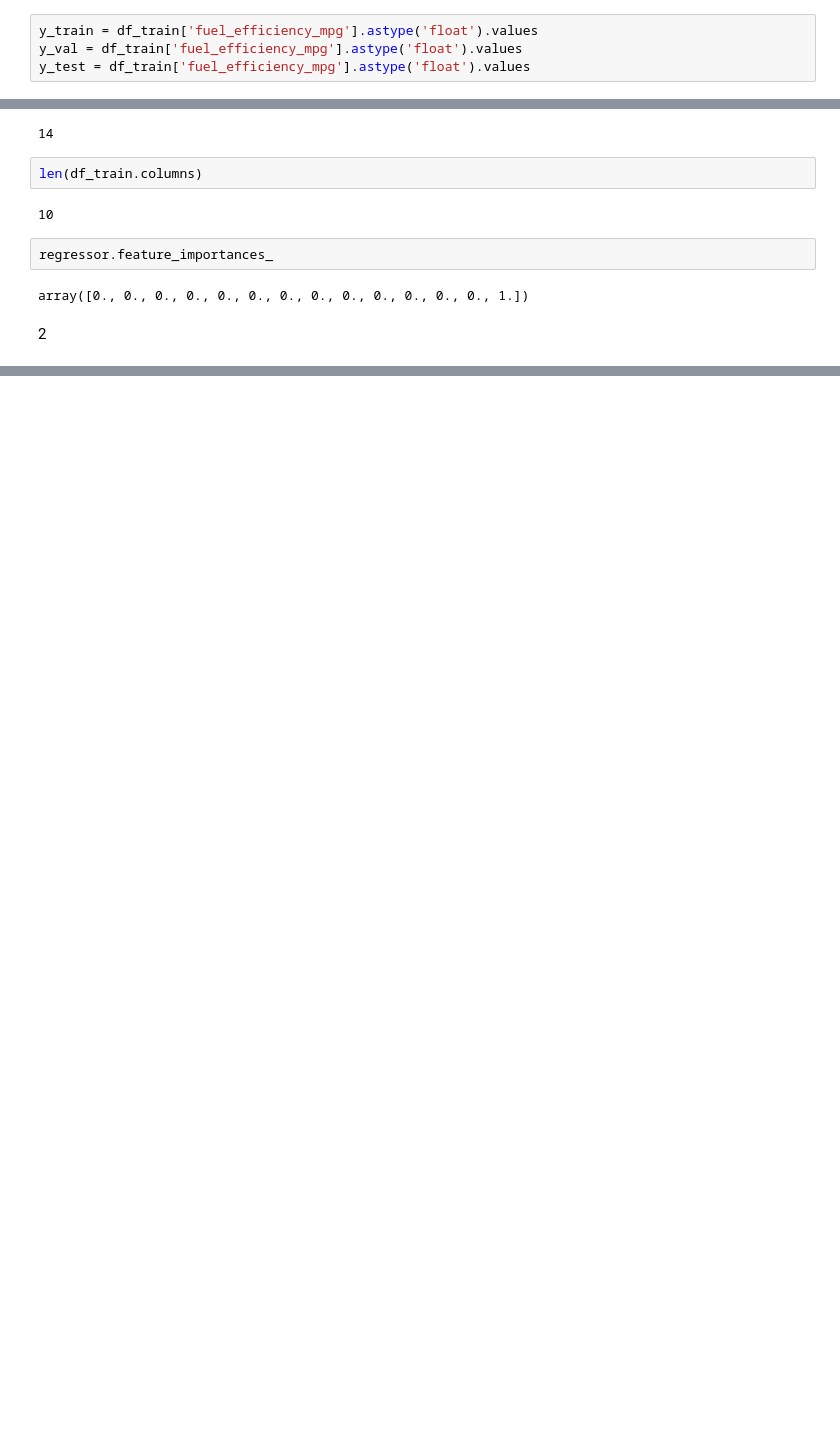
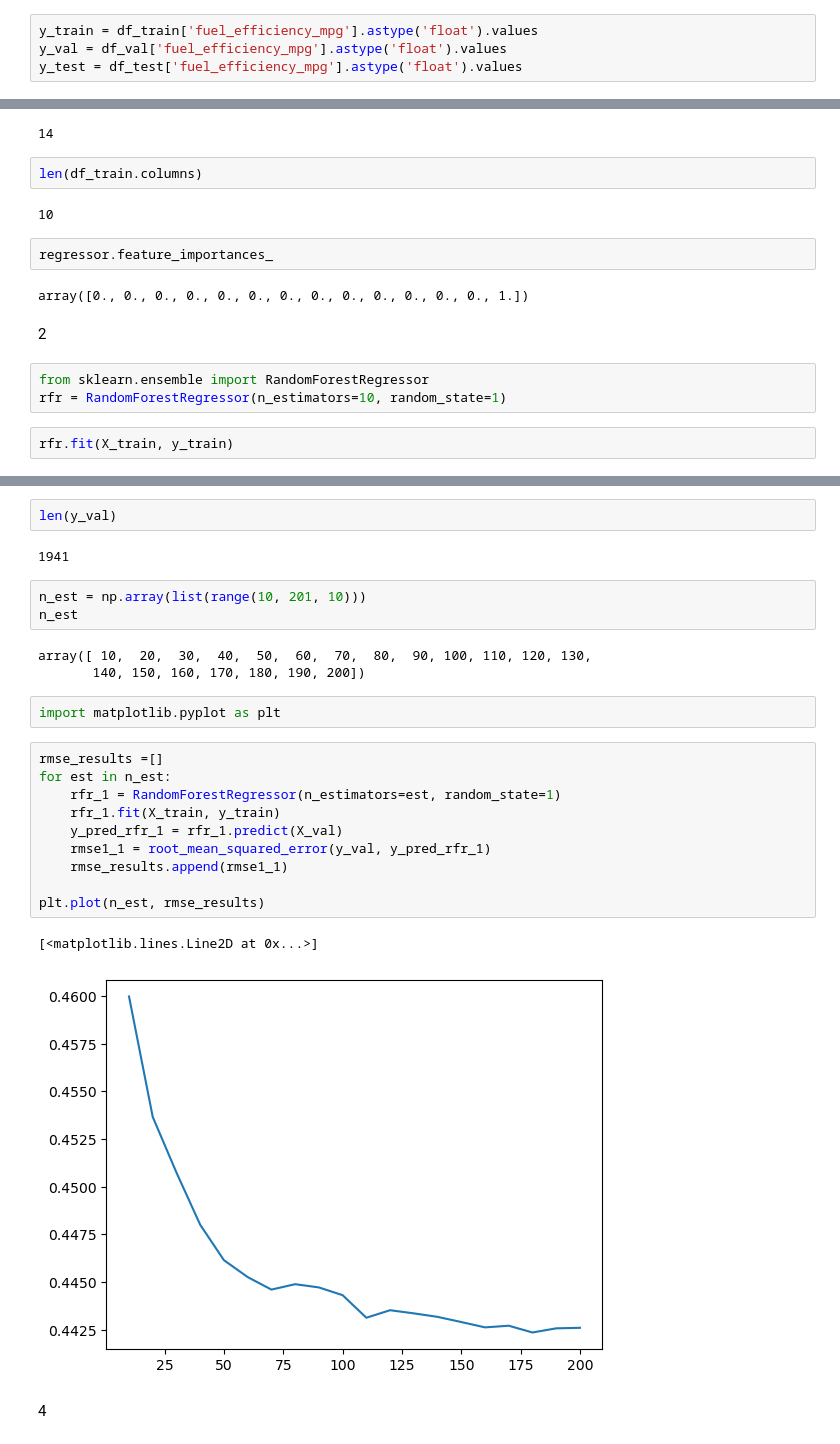
Before and after one commit to pawara101/ml_zoomcamp, a Jupyter notebook: Week-06/homework-06.ipynb, the cells around one changed output, grey strips where cells are left out. Cells and saved outputs as stored; diff of their text form; blank space fills up the shorter version.

```diff
--- a/Week-06/homework-06.ipynb
+++ b/Week-06/homework-06.ipynb
@@ -72,8 +73,8 @@ df_val = df_val.reset_index(drop=True)
 df_test = df_test.reset_index(drop=True)
 # %%
 y_train = df_train['fuel_efficiency_mpg'].astype('float').values
-y_val = df_train['fuel_efficiency_mpg'].astype('float').values
-y_test = df_train['fuel_efficiency_mpg'].astype('float').values
+y_val = df_val['fuel_efficiency_mpg'].astype('float').values
+y_test = df_test['fuel_efficiency_mpg'].astype('float').values
 # %%
 del df_train['fuel_efficiency_mpg']
 del df_val['fuel_efficiency_mpg']
@@ -144,3 +145,8 @@ regressor.feature_importances_
 array([0., 0., 0., 0., 0., 0., 0., 0., 0., 0., 0., 0., 0., 1.])
 # %% [markdown]
 2
+# %%
+from sklearn.ensemble import RandomForestRegressor
+rfr = RandomForestRegressor(n_estimators=10, random_state=1)
+# %%
+rfr.fit(X_train, y_train)
@@ -146,0 +164,27 @@ array([0., 0., 0., 0., 0., 0., 0., 0., 0., 0., 0., 0., 0., 1.])
+# %%
+len(y_val)
+# %% [output]
+1941
+# %%
+n_est = np.array(list(range(10, 201, 10)))
+n_est
+# %% [output]
+array([ 10,  20,  30,  40,  50,  60,  70,  80,  90, 100, 110, 120, 130,
+       140, 150, 160, 170, 180, 190, 200])
+# %%
+import matplotlib.pyplot as plt
+# %%
+rmse_results =[]
+for est in n_est:
+    rfr_1 = RandomForestRegressor(n_estimators=est, random_state=1)
+    rfr_1.fit(X_train, y_train)
+    y_pred_rfr_1 = rfr_1.predict(X_val)
+    rmse1_1 = root_mean_squared_error(y_val, y_pred_rfr_1)
+    rmse_results.append(rmse1_1)
+
+plt.plot(n_est, rmse_results)
+# %% [output]
+[<matplotlib.lines.Line2D at 0x...>]
+[figure, added]
+# %% [markdown]
+4
```
Also changed, not shown: parts of 20 cells of this notebook.
